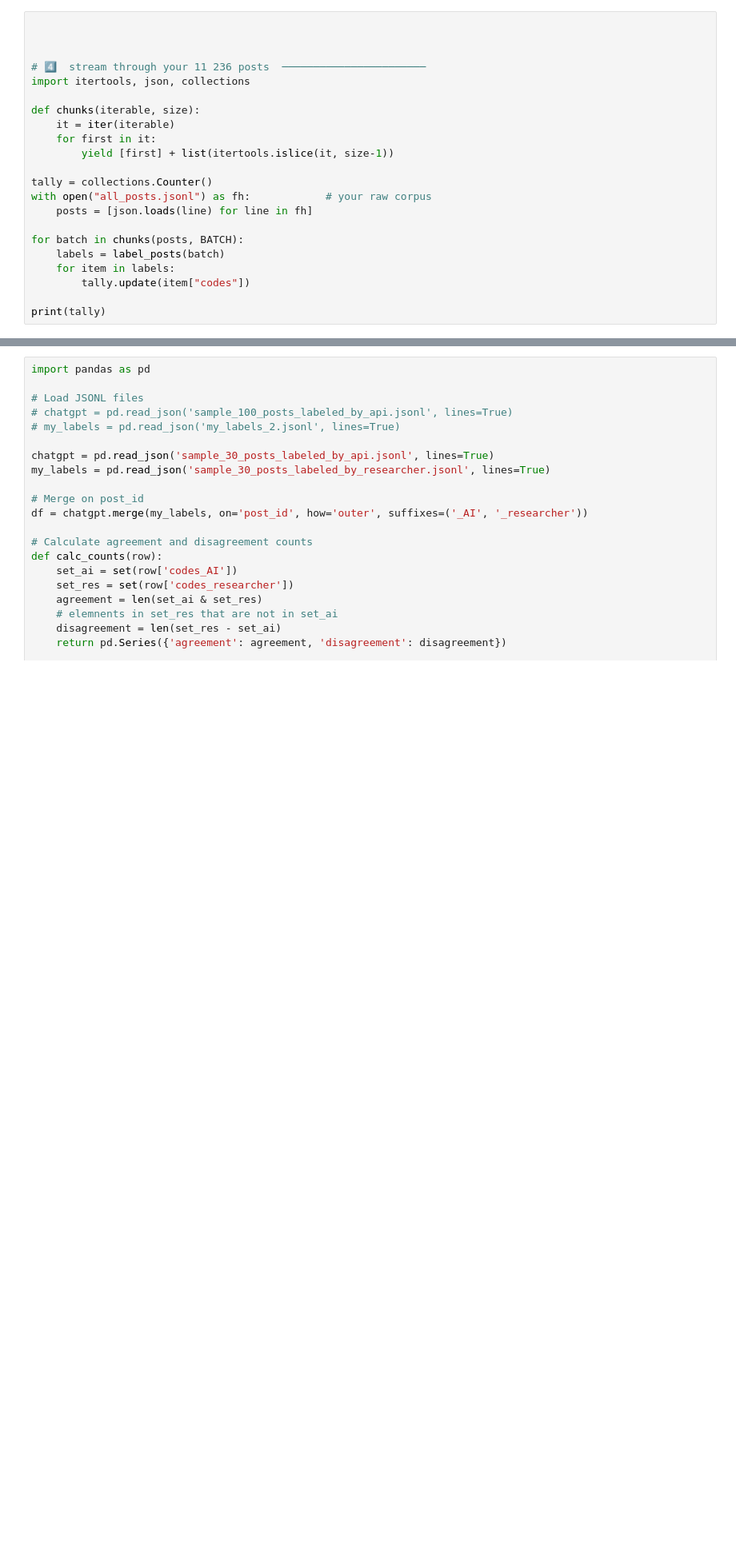
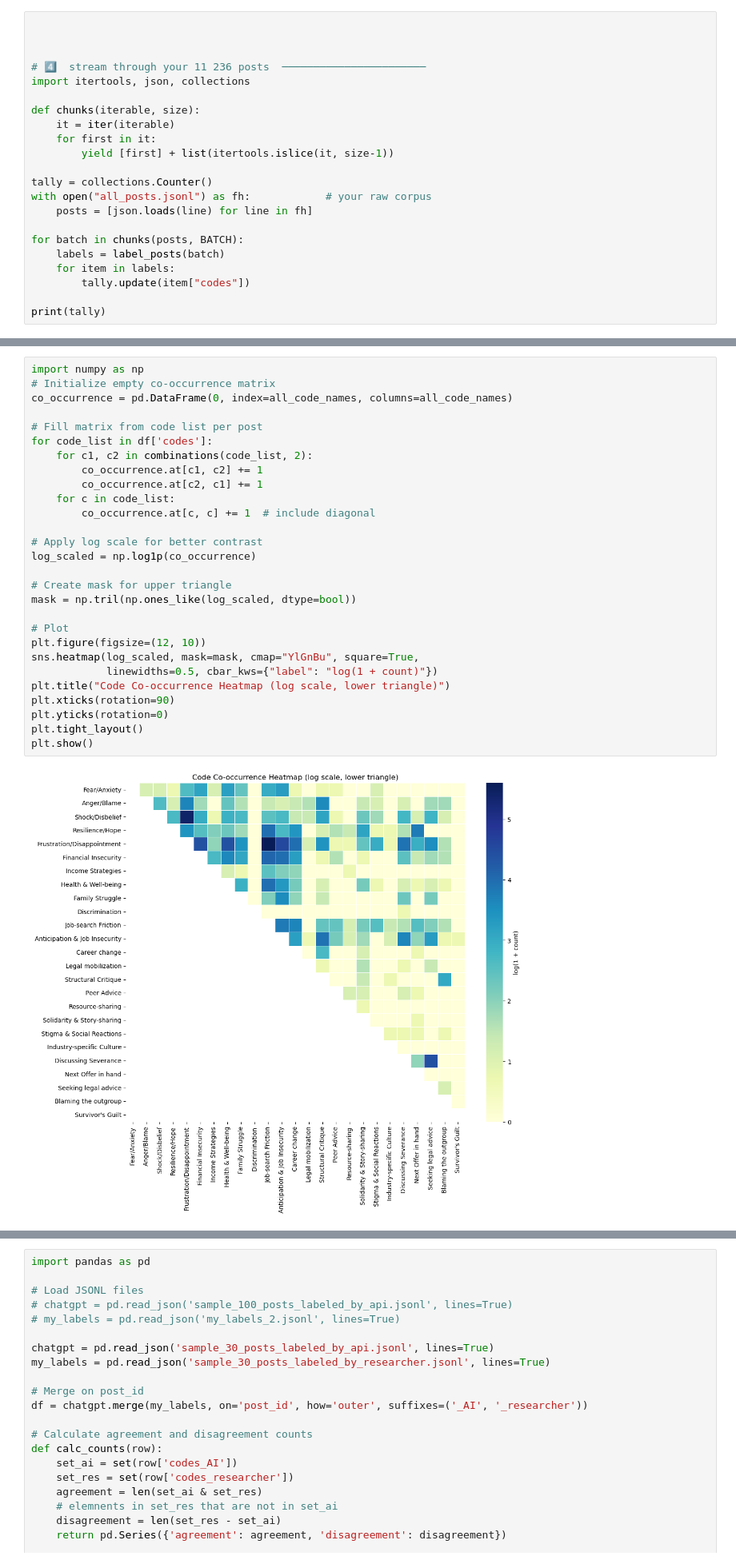
Before and after one commit to FahimShahriarAnik/Chaos_in_fedNews, a Jupyter notebook: reddit_and_teamblind_combined/playground.ipynb, the cells around one changed output, grey strips where cells are left out. Shown at 80% size. Drawn from its saved outputs; the diff is of its cells as text; blank space fills up the shorter version.

```diff
--- a/reddit_and_teamblind_combined/playground.ipynb
+++ b/reddit_and_teamblind_combined/playground.ipynb
@@ -1476,0 +1585,30 @@ print(tally)
+# %%
+import numpy as np
+# Initialize empty co-occurrence matrix
+co_occurrence = pd.DataFrame(0, index=all_code_names, columns=all_code_names)
+
+# Fill matrix from code list per post
+for code_list in df['codes']:
+    for c1, c2 in combinations(code_list, 2):
+        co_occurrence.at[c1, c2] += 1
+        co_occurrence.at[c2, c1] += 1
+    for c in code_list:
+        co_occurrence.at[c, c] += 1  # include diagonal
+
+# Apply log scale for better contrast
+log_scaled = np.log1p(co_occurrence)
+
+# Create mask for upper triangle
+mask = np.tril(np.ones_like(log_scaled, dtype=bool))
+
+# Plot
+plt.figure(figsize=(12, 10))
+sns.heatmap(log_scaled, mask=mask, cmap="YlGnBu", square=True,
+            linewidths=0.5, cbar_kws={"label": "log(1 + count)"})
+plt.title("Code Co-occurrence Heatmap (log scale, lower triangle)")
+plt.xticks(rotation=90)
+plt.yticks(rotation=0)
+plt.tight_layout()
+plt.show()
+# %% [output]
+[figure, added]
```
Also changed, not shown: parts of 10 cells of this notebook.
